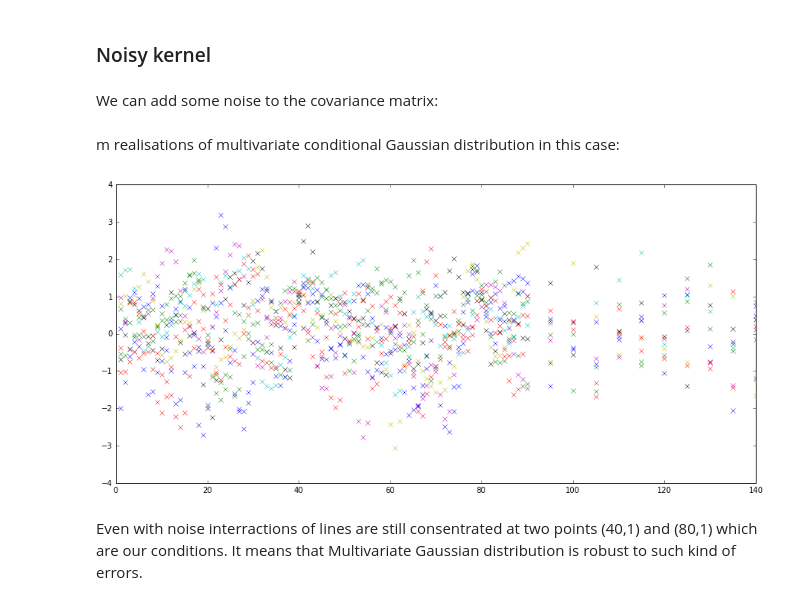
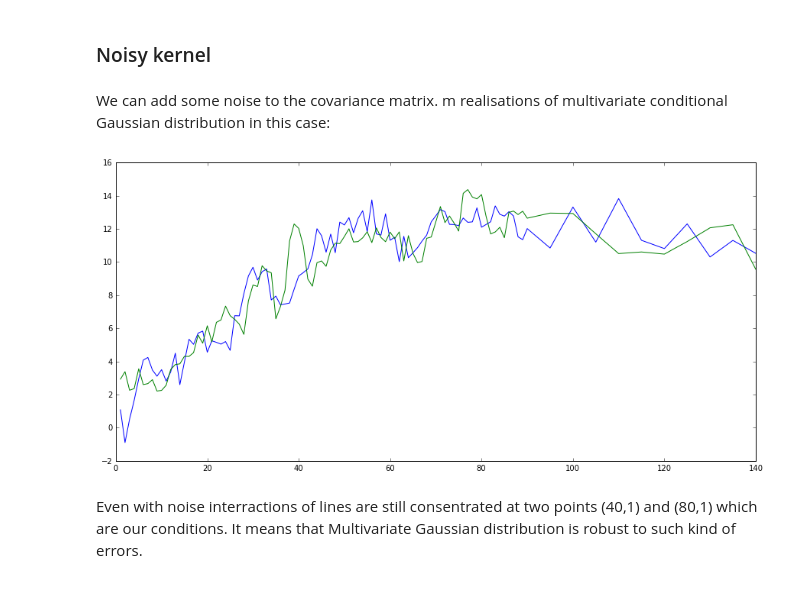
Before and after one commit to koptelovmax/gaussianprocess, a Jupyter notebook: Python/Multivariate_Gaussian.ipynb, the cells around one changed output. Cells and saved outputs as stored; diff of their text form; code cells hidden in the pictures.

```diff
--- a/Python/Multivariate_Gaussian.ipynb
+++ b/Python/Multivariate_Gaussian.ipynb
@@ -260,4 +251,4 @@ All the lines interracts at two points (40,1) and (80,1) which are our condition
 # %% [markdown]
 ### Noisy kernel
 # %% [markdown]
-We can add some noise to the covariance matrix:
+We can add some noise to the covariance matrix. m realisations of multivariate conditional Gaussian distribution in this case:
@@ -274,28 +255,31 @@ def getkernmatrix_n(x,y):
-# %% [markdown]
-m realisations of multivariate conditional Gaussian distribution in this case:
 # %%
 # conditions:
 f_cond = [1, 1]
 x_cond = [40, 80]
 mju_cond = [0, 0]
 
 mju = np.zeros(d)
-K = getkernmatrix_n(x,x)
 
-K_x_c = getkernmatrix_n(x,x_cond)
-invK_c_c = inv(getkernmatrix_n(x_cond,x_cond))
+K = mykernel(x.reshape((1,-1)),np.transpose(x.reshape((1,-1))))
+K = K + np.eye(np.size(x),np.size(x))*0.3 # with some noise
+
+K_x_c = np.transpose(mykernel2(x.reshape((1,-1)),np.transpose(np.asarray(x_cond).reshape((1,-1)))))
+K_x_c = K_x_c + np.eye(np.size(x),np.size(x_cond))*0.3 # with some noise
+
+invK_c_c = inv(mykernel2(np.asarray(x_cond).reshape((1,-1)),np.transpose(np.asarray(x_cond).reshape((1,-1)))))
+invK_c_c = invK_c_c + np.eye(np.size(x_cond),np.size(x_cond))*0.3 # with some noise
 
 MU = mju + np.matmul(np.matmul(K_x_c,invK_c_c),np.array(f_cond) - np.array(mju_cond))
 SIGMA = K - np.matmul(np.matmul(K_x_c,invK_c_c),K_x_c.transpose())
 
-m = 10 # number of realisations
+m = 2 # number of realisations
 RC = np.random.multivariate_normal(MU,SIGMA,m)
 
 mp.figure(figsize=(15,7))
-mp.plot((np.ones((m,d)) * x).transpose(), RC.transpose(), 'x')
+mp.plot((np.ones((m,d)) * x).transpose(), RC.transpose(), '-')
 mp.show()
 # %% [output]
-[figure, old version]
+[figure, new version]
 # %% [markdown]
 Even with noise interractions of lines are still consentrated at two points (40,1) and (80,1) which are our conditions. It means that Multivariate Gaussian distribution is robust to such kind of errors.
 # %% [markdown]
```
Also changed, not shown: parts of 23 cells of this notebook, 6 other files.
